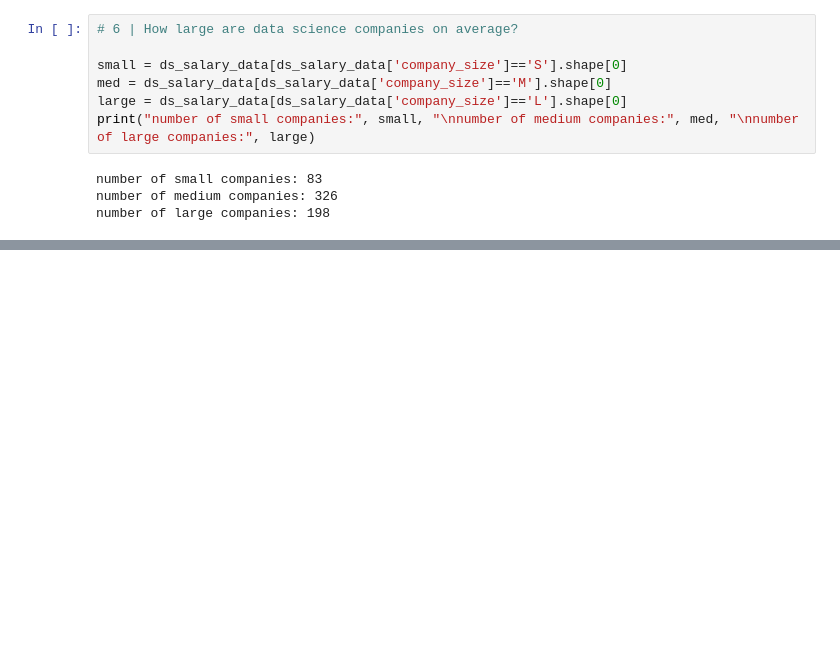
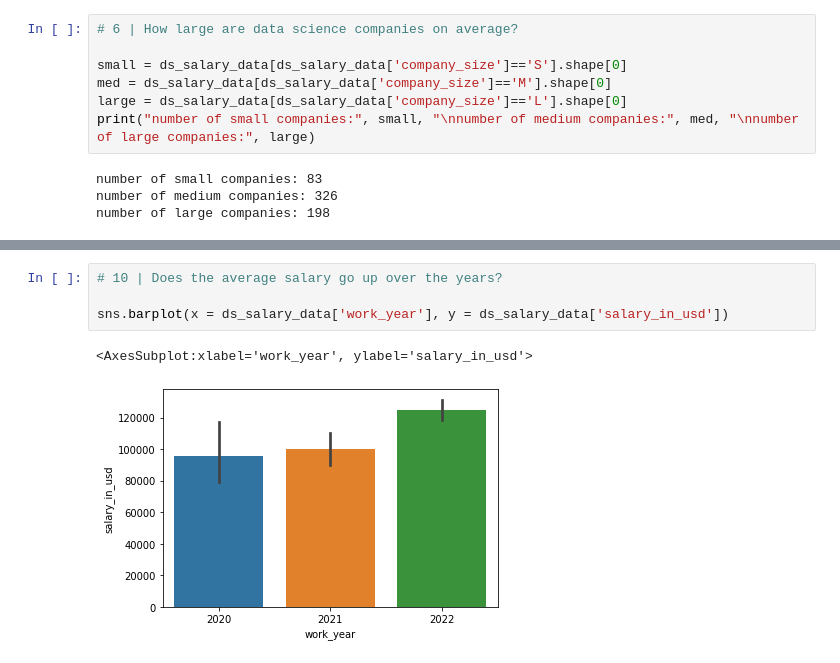
Before and after one commit to vic-lai/HtH_Build_Summer_2022, a Jupyter notebook: Finding-an-Interesting-Dataset-viclai/DS_Careers.ipynb, the cells around one changed output, grey strips where cells are left out. Cells and saved outputs as stored; diff of their text form; blank space fills up the shorter version.

```diff
--- a/Finding-an-Interesting-Dataset-viclai/DS_Careers.ipynb
+++ b/Finding-an-Interesting-Dataset-viclai/DS_Careers.ipynb
@@ -94,0 +120,7 @@ number of large companies: 198
+# %%
+# 10 | Does the average salary go up over the years?
+
+sns.barplot(x = ds_salary_data['work_year'], y = ds_salary_data['salary_in_usd'])
+# %% [output]
+<AxesSubplot:xlabel='work_year', ylabel='salary_in_usd'>
+[figure, added]
```
Also changed, not shown: parts of 4 cells of this notebook, 1 other file.
